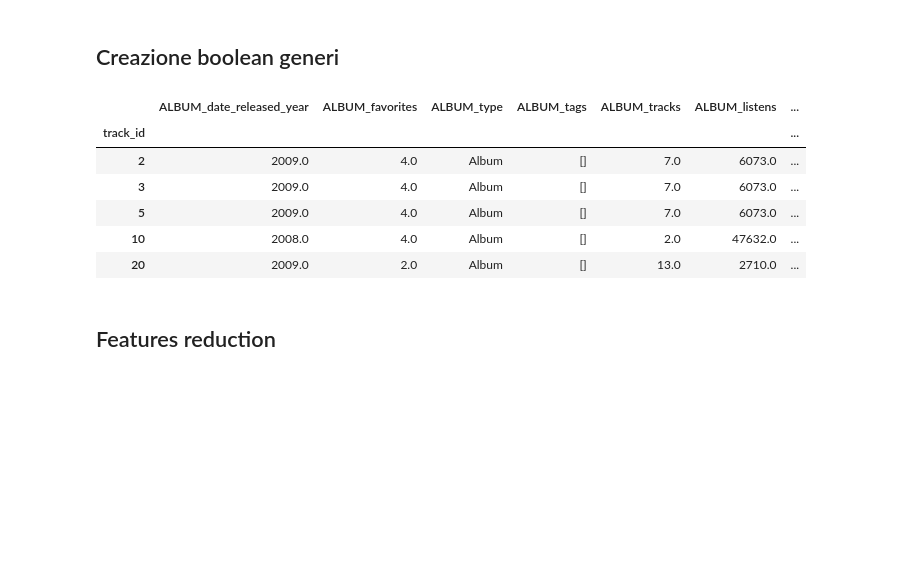
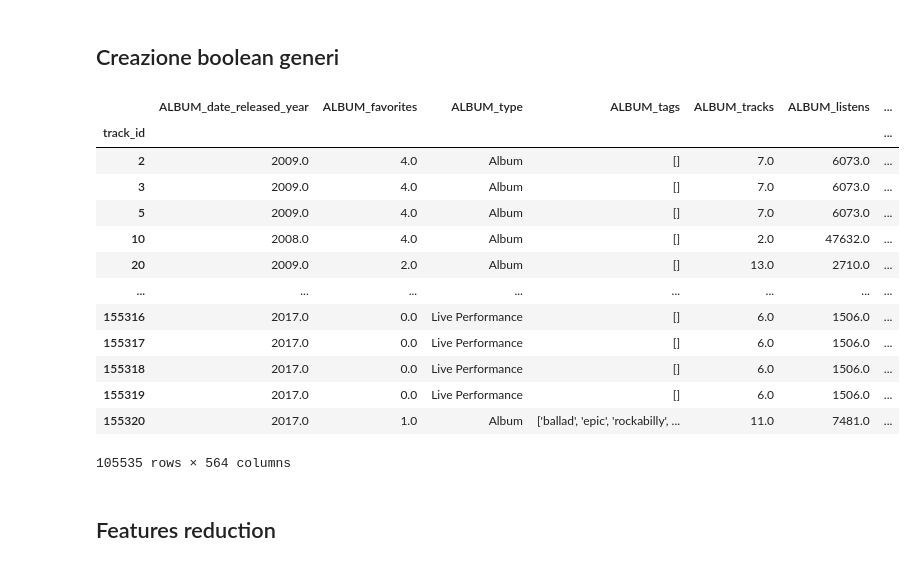
Before and after one commit to cri98li/Data-Mining-2-Project-ts-classification, a Jupyter notebook: Fase 1.1.ipynb, the cells around one changed output. Cells and saved outputs as stored; diff of their text form; code cells hidden in the pictures; blank space fills up the shorter version.

```diff
--- a/Fase 1.1.ipynb
+++ b/Fase 1.1.ipynb
@@ -409,18 +426,25 @@ df.drop(columns=["TRACK_license", "ALBUM_date_released"], inplace=True)
 # %% [markdown]
 ## Creazione boolean generi
 # %%
-df0 = pd.get_dummies(df["TRACK_genres_soloTop"].explode(), prefix_sep='=')
+df0 = pd.get_dummies(df["TRACK_genres_soloTop"].apply(pd.Series).stack()).sum(level=0)
 df = pd.concat([df, df0], axis=1)
 # %%
-df.head()
+df
 # %% [output]
 |  | ALBUM_date_released_year | ALBUM_favorites | ALBUM_type | ALBUM_tags | ALBUM_tracks | ALBUM_listens | ... |
 | track_id |  |  |  |  |  |  | ... |
 | 2 | 2009.0 | 4.0 | Album | [] | 7.0 | 6073.0 | ... |
 | 3 | 2009.0 | 4.0 | Album | [] | 7.0 | 6073.0 | ... |
 | 5 | 2009.0 | 4.0 | Album | [] | 7.0 | 6073.0 | ... |
 | 10 | 2008.0 | 4.0 | Album | [] | 2.0 | 47632.0 | ... |
 | 20 | 2009.0 | 2.0 | Album | [] | 13.0 | 2710.0 | ... |
+| ... | ... | ... | ... | ... | ... | ... | ... |
+| 155316 | 2017.0 | 0.0 | Live Performance | [] | 6.0 | 1506.0 | ... |
+| 155317 | 2017.0 | 0.0 | Live Performance | [] | 6.0 | 1506.0 | ... |
+| 155318 | 2017.0 | 0.0 | Live Performance | [] | 6.0 | 1506.0 | ... |
+| 155319 | 2017.0 | 0.0 | Live Performance | [] | 6.0 | 1506.0 | ... |
+| 155320 | 2017.0 | 1.0 | Album | ['ballad', 'epic', 'rockabilly', ... | 11.0 | 7481.0 | ... |
+105535 rows × 564 columns
 # %% [markdown]
 ## Features reduction
 # %%
```
Also changed, not shown: parts of 28 cells of this notebook, 2 other files.
